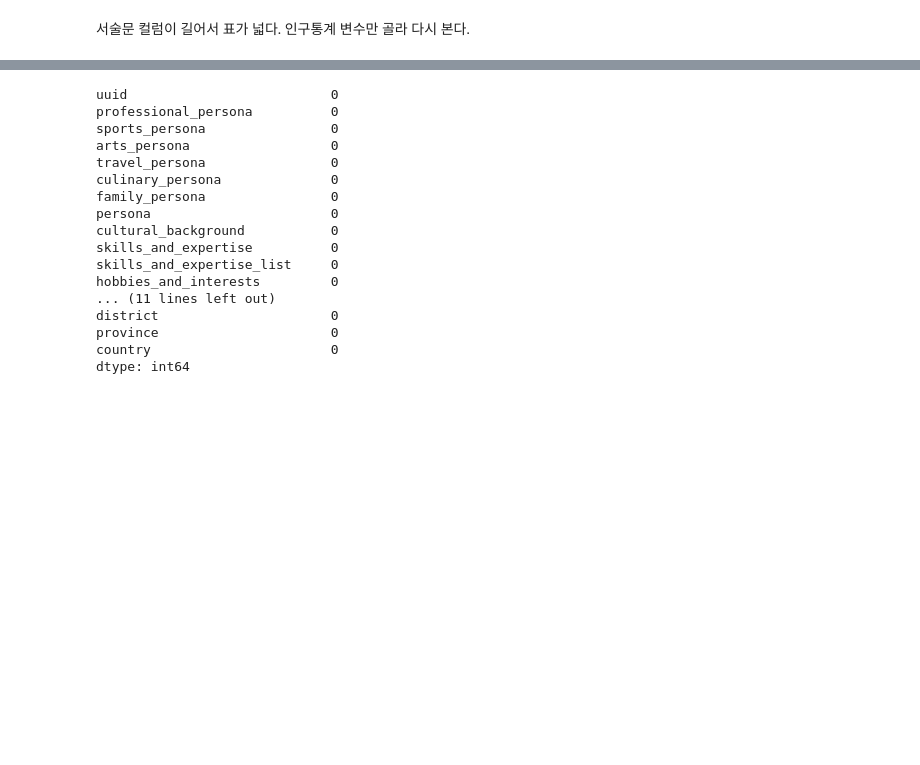
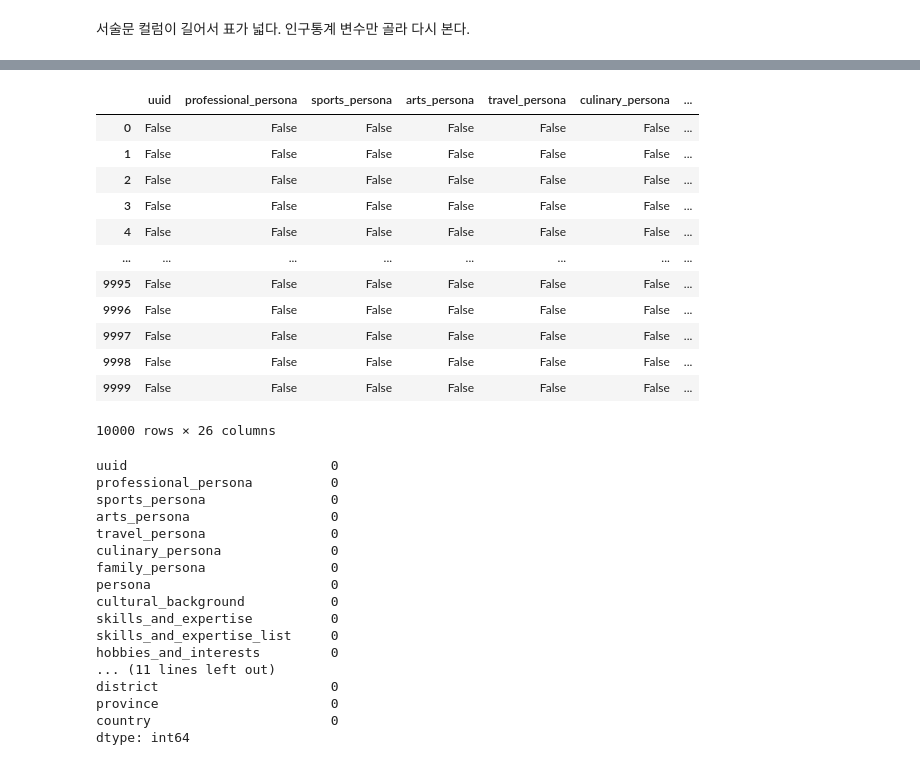
Before and after one commit to kwonsuhyeon/personaex, a Jupyter notebook: notebooks/00_beginner.ipynb, the cells around one changed output, grey strips where cells are left out. Saved outputs shown, nothing was run; the diff lists cells and outputs as text; code cells hidden in the pictures; blank space fills up the shorter version.

```diff
--- a/notebooks/00_beginner.ipynb
+++ b/notebooks/00_beginner.ipynb
@@ -91 +115,17 @@ df[demo_cols].head(5)
+# %%
+df.isna()
+# %% [output]
+|  | uuid | professional_persona | sports_persona | arts_persona | travel_persona | culinary_persona | ... |
+| 0 | False | False | False | False | False | False | ... |
+| 1 | False | False | False | False | False | False | ... |
+| 2 | False | False | False | False | False | False | ... |
+| 3 | False | False | False | False | False | False | ... |
+| 4 | False | False | False | False | False | False | ... |
+| ... | ... | ... | ... | ... | ... | ... | ... |
+| 9995 | False | False | False | False | False | False | ... |
+| 9996 | False | False | False | False | False | False | ... |
+| 9997 | False | False | False | False | False | False | ... |
+| 9998 | False | False | False | False | False | False | ... |
+| 9999 | False | False | False | False | False | False | ... |
+10000 rows × 26 columns
 # %%
```
Also changed, not shown: parts of 21 cells of this notebook, 9 other files.
